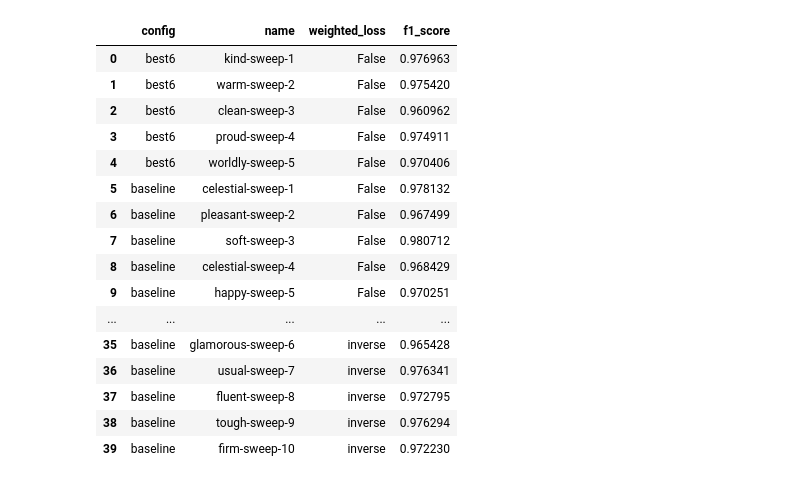
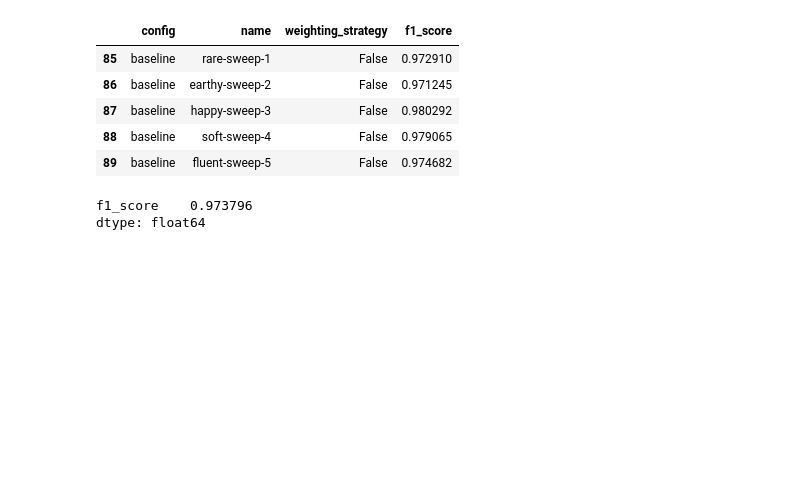
Before and after one commit to tttiago/GravitySpyClassifier, a Jupyter notebook: 07_compare_weighted.ipynb, the cells around one changed output. Drawn from its saved outputs; the diff is of its cells as text; code cells hidden in the pictures; blank space fills up the shorter version.

```diff
--- a/07_compare_weighted.ipynb
+++ b/07_compare_weighted.ipynb
@@ -10,5 +10,5 @@ names, configs, weighted_losses, f1_scores = [], [], [], []
 # %%
-sweep_ids = ['ca3bym94', 'w5ybnlvf']
+sweep_ids = ['bk150cyb', 's2x8fbyh', 'jlkrerit']
 for i, sweep_id in enumerate(sweep_ids):
     sweep = api.sweep(f"ogait/thesis_gravity_spy/{sweep_id}")
     for run in sweep.runs:
@@ -17,7 +17,7 @@ for i, sweep_id in enumerate(sweep_ids):
         weighted_losses.append(run.config['weighted_loss'])
         f1_scores.append(run.summary['f1_score'])
 # %%
-sweep_ids = ['1c6j3n0a', '3bs0fyt0']
+sweep_ids = ['1c6j3n0a', '3bs0fyt0', 'r3bsxl7s']
 for i, sweep_id in enumerate(sweep_ids):
     sweep = api.sweep(f"ogait/thesis_gravity_spy/{sweep_id}")
     for run in sweep.runs:
@@ -25,6 +25,15 @@ for i, sweep_id in enumerate(sweep_ids):
         configs.append('best6')
         weighted_losses.append(run.config['weighted_loss'])
         f1_scores.append(run.summary['f1_score'])
+# %%
+sweep_ids = ['6ci28yvx', 'jsethu0i', 'czxa4tzd']
+for i, sweep_id in enumerate(sweep_ids):
+    sweep = api.sweep(f"ogait/thesis_gravity_spy/{sweep_id}")
+    for run in sweep.runs:
+        names.append(run.name)
+        configs.append('resnet34')
+        weighted_losses.append(run.config['weighted_loss'])
+        f1_scores.append(run.summary['f1_score'])
 # %%
 sweep_id = "m4nqsh6e"
 sweep = api.sweep(f"ogait/thesis_gravity_spy/{sweep_id}")
@@ -42,23 +51,12 @@ for run in sweep.runs:
     weighted_losses.append(False)
     f1_scores.append(run.summary['f1_score'])
 # %%
-f1_df = pd.DataFrame(list(zip(configs[::-1], names[::-1], weighted_losses[::-1], f1_scores[::-1])), columns=['config', 'name', 'weighted_loss', 'f1_score'])
-f1_df
+f1_df = pd.DataFrame(list(zip(configs[::-1], names[::-1], weighted_losses[::-1], f1_scores[::-1])), columns=['config', 'name', 'weighting_strategy', 'f1_score'])
+f1_df.tail()
 # %% [output]
-|  | config | name | weighted_loss | f1_score |
-| 0 | best6 | kind-sweep-1 | False | 0.976963 |
-| 1 | best6 | warm-sweep-2 | False | 0.975420 |
-| 2 | best6 | clean-sweep-3 | False | 0.960962 |
-| 3 | best6 | proud-sweep-4 | False | 0.974911 |
-| 4 | best6 | worldly-sweep-5 | False | 0.970406 |
-| 5 | baseline | celestial-sweep-1 | False | 0.978132 |
-| 6 | baseline | pleasant-sweep-2 | False | 0.967499 |
-| 7 | baseline | soft-sweep-3 | False | 0.980712 |
-| 8 | baseline | celestial-sweep-4 | False | 0.968429 |
-| 9 | baseline | happy-sweep-5 | False | 0.970251 |
-| ... | ... | ... | ... | ... |
-| 35 | baseline | glamorous-sweep-6 | inverse | 0.965428 |
-| 36 | baseline | usual-sweep-7 | inverse | 0.976341 |
-| 37 | baseline | fluent-sweep-8 | inverse | 0.972795 |
-| 38 | baseline | tough-sweep-9 | inverse | 0.976294 |
-| 39 | baseline | firm-sweep-10 | inverse | 0.972230 |
+|  | config | name | weighting_strategy | f1_score |
+| 85 | baseline | rare-sweep-1 | False | 0.972910 |
+| 86 | baseline | earthy-sweep-2 | False | 0.971245 |
+| 87 | baseline | happy-sweep-3 | False | 0.980292 |
+| 88 | baseline | soft-sweep-4 | False | 0.979065 |
+| 89 | baseline | fluent-sweep-5 | False | 0.974682 |
@@ -65 +65,7 @@ f1_df
+# %%
+filt = (f1_df['config'] == 'baseline') & (f1_df['weighting_strategy'] == 'none')
+f1_df.loc[filt].median(0)
+# %% [output]
+f1_score    0.973796
+dtype: float64
 # %%
```
Also changed, not shown: parts of 7 cells of this notebook, 2 other files.
